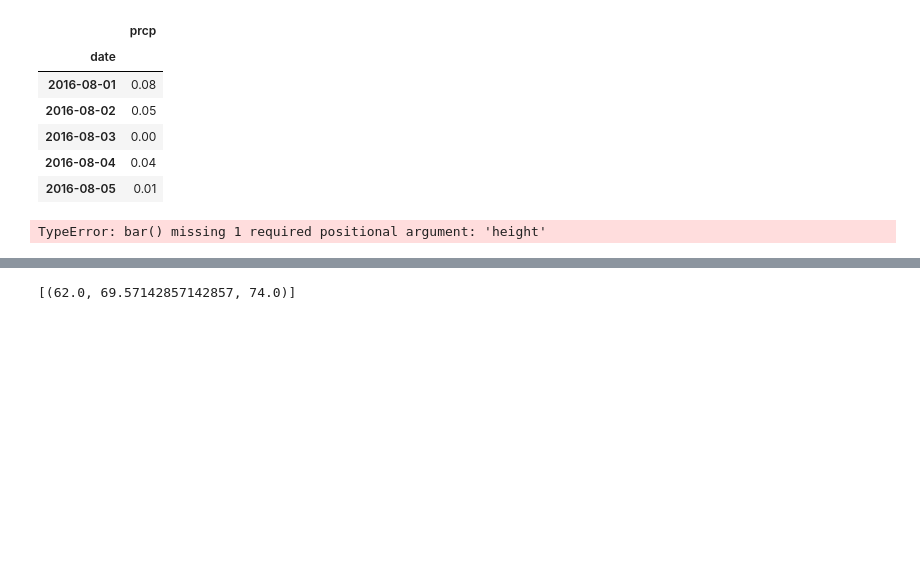
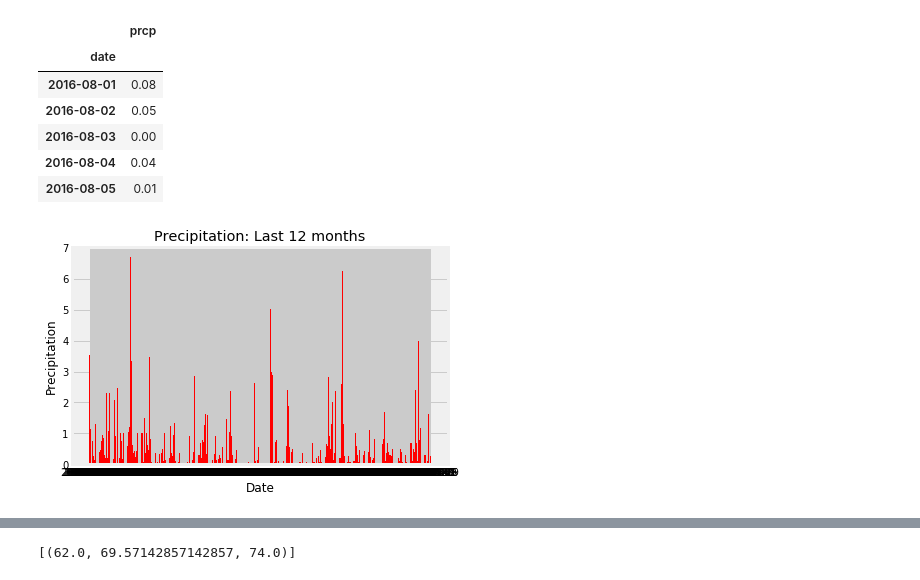
Before and after one commit to jmbermudez7/HW-alchemy, a Jupyter notebook: climate_starter.ipynb, the cells around one changed output, grey strips where cells are left out. Saved outputs shown, nothing was run; the diff lists cells and outputs as text; code cells hidden in the pictures; blank space fills up the shorter version.

```diff
--- a/climate_starter.ipynb
+++ b/climate_starter.ipynb
@@ -81,12 +81,16 @@ prcp_df.head(5)
 | 2016-08-03 | 0.00 |
 | 2016-08-04 | 0.04 |
 | 2016-08-05 | 0.01 |
-# %%
-# Use Pandas Plotting with Matplotlib to plot the data
-plt.bar(x= 'date', y= 'prcp')
-plt.show()
-# %% [output]
-TypeError: bar() missing 1 required positional argument: 'height'
+# %%
+prcp_list = prcp_df["prcp"].tolist()
+# %%
+plt.bar(prcp_df.index.get_values(), prcp_list,color='r',align='center', label="Precipitation")
+plt.title('Precipitation: Last 12 months')
+plt.xlabel('Date')
+plt.ylabel("Precipitation")
+plt.show()
+# %% [output]
+[figure, added]
 # %% [markdown]
 ![precipitation](Images/precipitation.png)
 # %%
```
Also changed, not shown: parts of 9 cells of this notebook.
